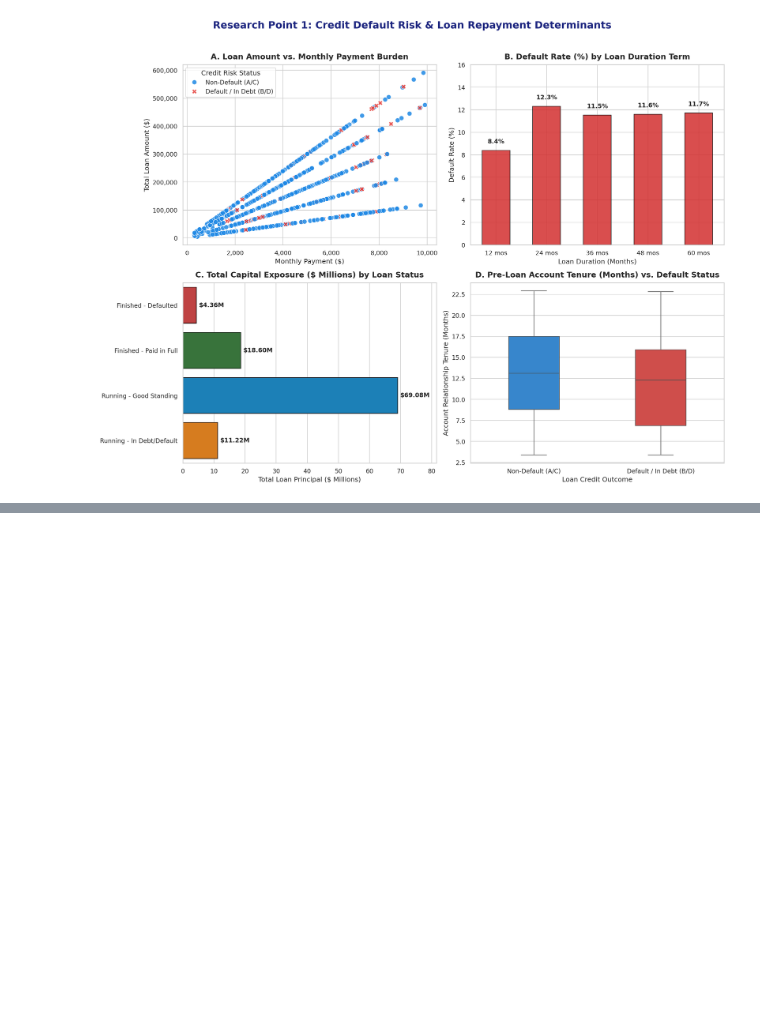
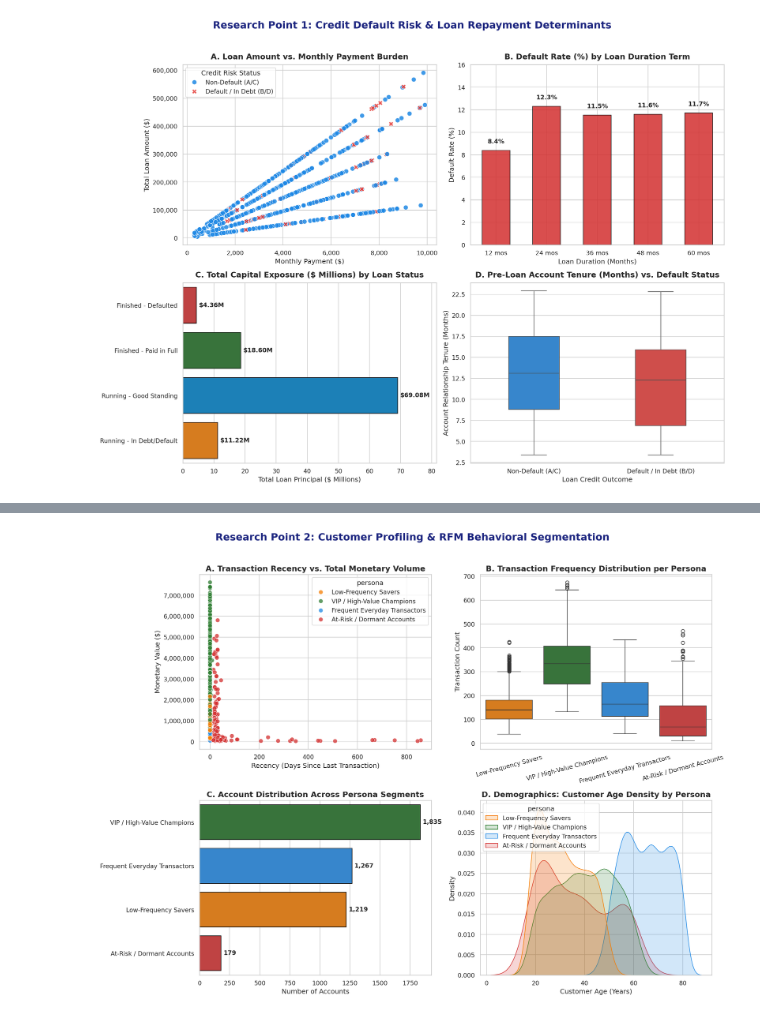
Before and after one commit to weirdiee/CapstoneProject, a Jupyter notebook: PKDD.ipynb, the cells around one changed output, grey strips where cells are left out. Saved outputs shown, nothing was run; the diff lists cells and outputs as text; code cells hidden in the pictures; blank space fills up the shorter version.

```diff
--- a/PKDD.ipynb
+++ b/PKDD.ipynb
@@ -606,0 +754,64 @@ plt.show()
+# %%
+# ==============================================================================
+# RESEARCH POINT 2: RFM DIAGNOSTIC VISUALIZATION (FIXED)
+# ==============================================================================
+# Setup 2x2 Subplot Layout
+fig, axes = plt.subplots(2, 2, figsize=(16, 12), dpi=150)
+fig.suptitle('Research Point 2: Customer Profiling & RFM Behavioral Segmentation', fontsize=18, fontweight='bold', y=0.98, color='#1A237E')
+
+palette = {
+    'VIP / High-Value Champions': '#2E7D32',
+    'At-Risk / Dormant Accounts': '#D32F2F',
+    'Frequent Everyday Transactors': '#1E88E5',
+    'Low-Frequency Savers': '#F57C00'
+}
+
+# Panel A: Recency vs Monetary Scatter (Top-Left)
+sns.scatterplot(
+    data=rfm_df, x='recency_days', y='monetary_value', hue='persona',
+    palette=palette, alpha=0.75, s=60, ax=axes[0, 0]
+)
+axes[0, 0].set_title('A. Transaction Recency vs. Total Monetary Volume', fontsize=14, fontweight='bold')
+axes[0, 0].set_xlabel('Recency (Days Since Last Transaction)', fontsize=12)
+axes[0, 0].set_ylabel('Monetary Value ($)', fontsize=12)
+axes[0, 0].get_yaxis().set_major_formatter(plt.FuncFormatter(lambda x, loc: "{:,}".format(int(x))))
+
+# Panel B: Frequency Distribution by Persona (Top-Right)
+sns.boxplot(
+    data=rfm_df, x='persona', y='frequency_count', hue='persona',
+    palette=palette, ax=axes[0, 1], legend=False
+)
+axes[0, 1].set_title('B. Transaction Frequency Distribution per Persona', fontsize=14, fontweight='bold')
+axes[0, 1].set_xlabel('')
+axes[0, 1].set_ylabel('Transaction Count', fontsize=12)
+axes[0, 1].tick_params(axis='x', rotation=15)
+
+# Panel C: Customer Count per Persona Segment (Bottom-Left)
+counts = rfm_df['persona'].value_counts().reset_index()
+counts.columns = ['persona', 'count']
+sns.barplot(
+    data=counts, y='persona', x='count', hue='persona',
+    palette=palette, ax=axes[1, 0], legend=False, edgecolor='black'
+)
+axes[1, 0].set_title('C. Account Distribution Across Persona Segments', fontsize=14, fontweight='bold')
+axes[1, 0].set_xlabel('Number of Accounts', fontsize=12)
+axes[1, 0].set_ylabel('')
+
+for p in axes[1, 0].patches:
+    w = p.get_width()
+    if w > 0:
+        axes[1, 0].annotate(f'{int(w):,}', (w + 20, p.get_y() + p.get_height()/2.), ha='left', va='center', fontweight='bold')
+
+# Panel D: Demographics: Age Density across Personas (Bottom-Right)
+sns.kdeplot(
+    data=rfm_df, x='age', hue='persona', palette=palette,
+    common_norm=False, fill=True, alpha=0.2, ax=axes[1, 1]
+)
+axes[1, 1].set_title('D. Demographics: Customer Age Density by Persona', fontsize=14, fontweight='bold')
+axes[1, 1].set_xlabel('Customer Age (Years)', fontsize=12)
+axes[1, 1].set_ylabel('Density', fontsize=12)
+
+plt.tight_layout(rect=[0, 0, 1, 0.96])
+plt.show()
+# %% [output]
+[figure, added]
```
Also changed, not shown: parts of 4 cells of this notebook.
